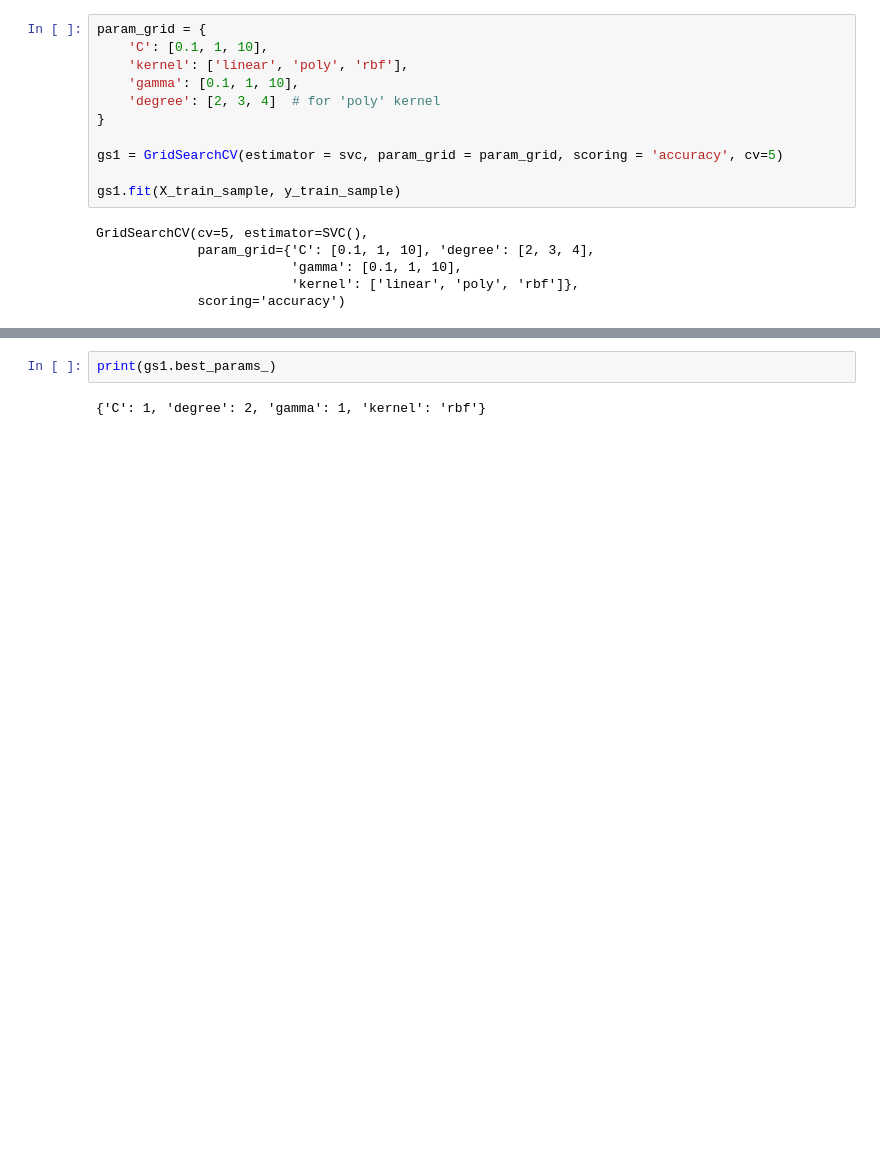
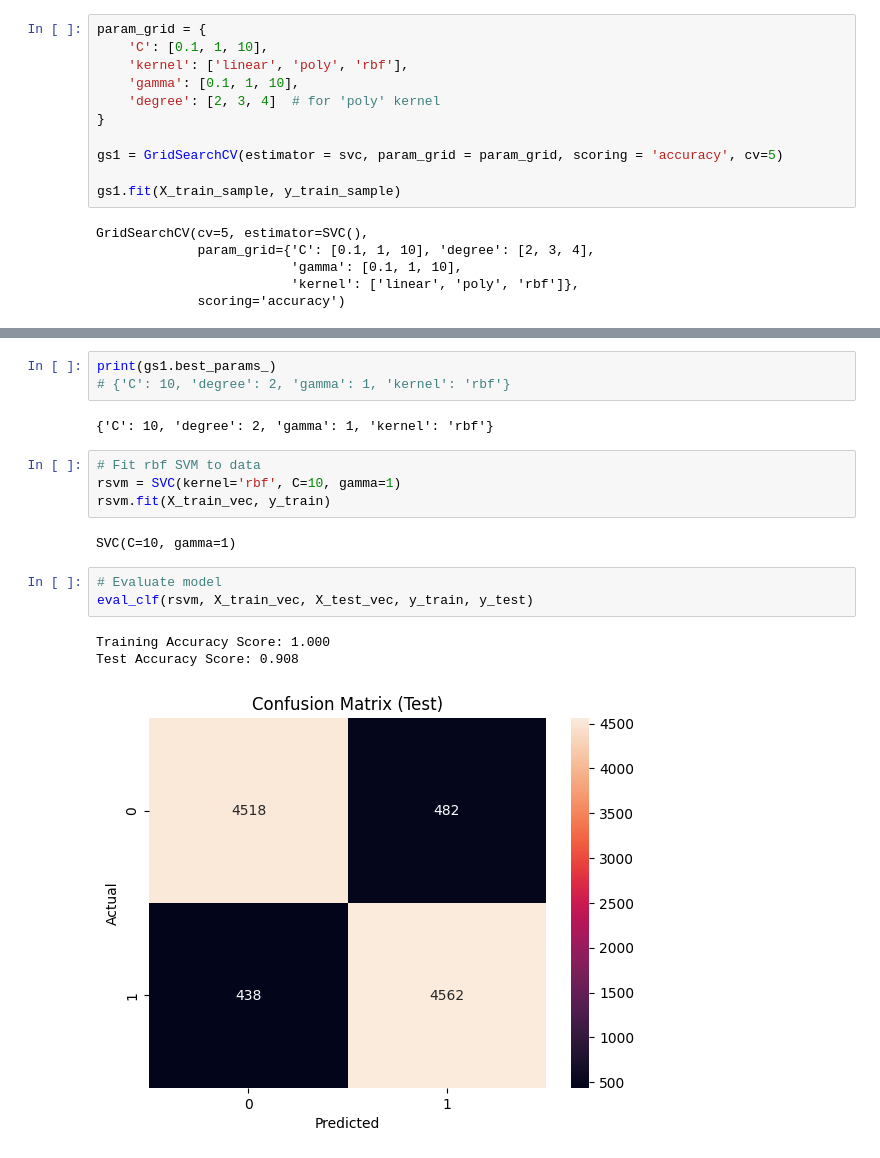
Before and after one commit to jacoblimjy/IMDB_sentiment_analysis, a Jupyter notebook: models.ipynb, the cells around one changed output, grey strips where cells are left out. Cells and saved outputs as stored; diff of their text form; blank space fills up the shorter version.

```diff
--- a/models.ipynb
+++ b/models.ipynb
@@ -197,4 +198,18 @@ print(gs1.best_score_)
-# %%
-print(gs1.best_params_)
-# %% [output]
-{'C': 1, 'degree': 2, 'gamma': 1, 'kernel': 'rbf'}
+# %%
+print(gs1.best_params_)
+# {'C': 10, 'degree': 2, 'gamma': 1, 'kernel': 'rbf'}
+# %% [output]
+{'C': 10, 'degree': 2, 'gamma': 1, 'kernel': 'rbf'}
+# %%
+# Fit rbf SVM to data
+rsvm = SVC(kernel='rbf', C=10, gamma=1)
+rsvm.fit(X_train_vec, y_train)
+# %% [output]
+SVC(C=10, gamma=1)
+# %%
+# Evaluate model
+eval_clf(rsvm, X_train_vec, X_test_vec, y_train, y_test)
+# %% [output]
+Training Accuracy Score: 1.000
+Test Accuracy Score: 0.908
+[figure, added]
```
Also changed, not shown: parts of 8 cells of this notebook.
